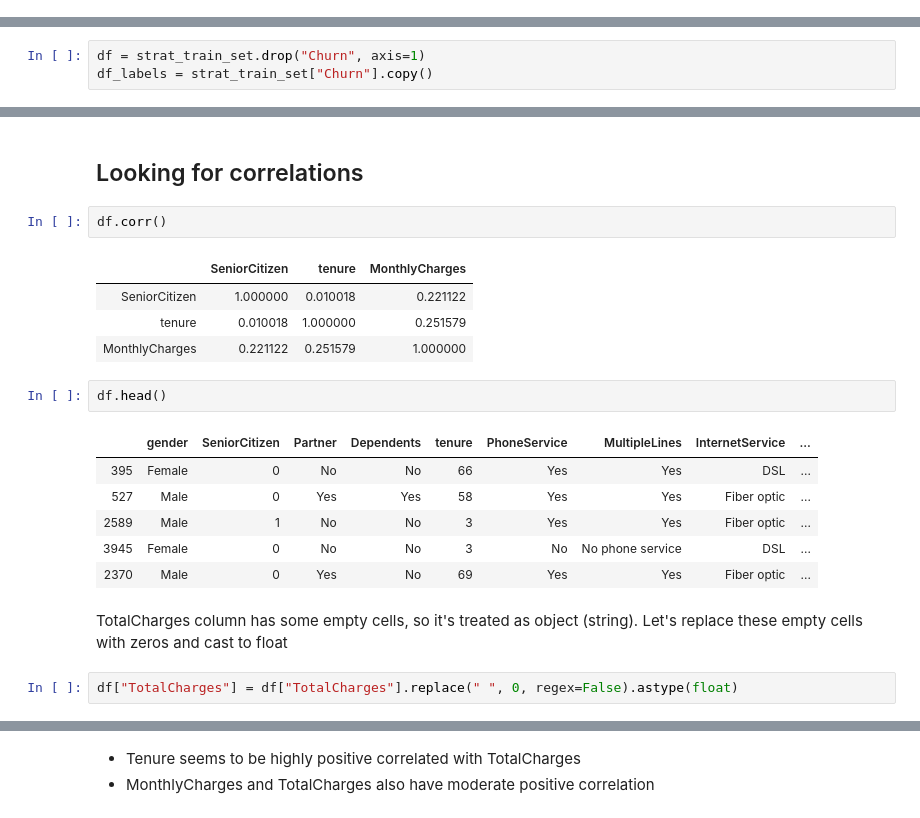
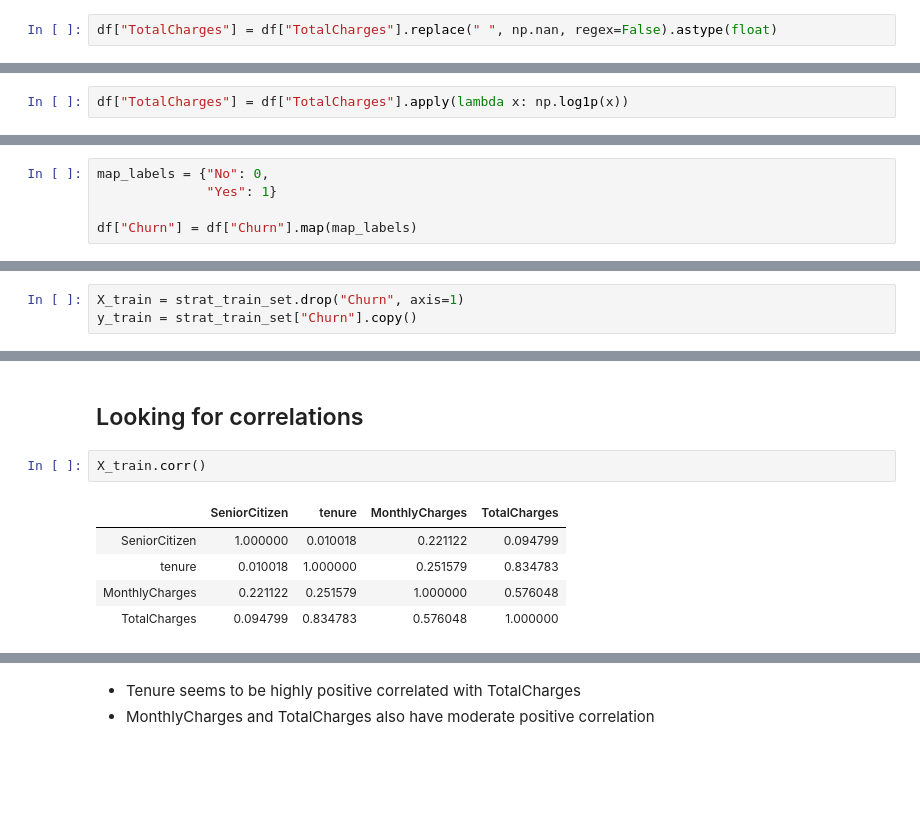
Before and after one commit to millengustavo/churn-prediction, a Jupyter notebook: notebooks/telco-customer-churn.ipynb, the cells around one changed output, grey strips where cells are left out. Drawn from its saved outputs; the diff is of its cells as text; blank space fills up the shorter version.

```diff
--- a/notebooks/telco-customer-churn.ipynb
+++ b/notebooks/telco-customer-churn.ipynb
@@ -64,0 +68,2 @@ df.describe()
+# %%
+df["TotalCharges"] = df["TotalCharges"].replace(" ", np.nan, regex=False).astype(float)
@@ -65,3 +92,5 @@ df.describe()
+# %%
+df["TotalCharges"] = df["TotalCharges"].apply(lambda x: np.log1p(x))
 # %%
 df["Churn"].hist()
 # %% [output]
@@ -73,6 +102,11 @@ df["Churn"].value_counts(normalize=True)
 No     0.73463
 Yes    0.26537
 Name: Churn, dtype: float64
+# %%
+map_labels = {"No": 0,
+              "Yes": 1}
+
+df["Churn"] = df["Churn"].map(map_labels)
 # %%
 df.isnull().sum()
 # %% [output]
@@ -120,4 +154,4 @@ Yes    0.265436
 Name: Churn, dtype: float64
 # %%
-df = strat_train_set.drop("Churn", axis=1)
-df_labels = strat_train_set["Churn"].copy()
+X_train = strat_train_set.drop("Churn", axis=1)
+y_train = strat_train_set["Churn"].copy()
@@ -138,22 +167,10 @@ Name: Churn, dtype: int64
 # %% [markdown]
 ## Looking for correlations
 # %%
-df.corr()
+X_train.corr()
 # %% [output]
-|  | SeniorCitizen | tenure | MonthlyCharges |
-| SeniorCitizen | 1.000000 | 0.010018 | 0.221122 |
-| tenure | 0.010018 | 1.000000 | 0.251579 |
-| MonthlyCharges | 0.221122 | 0.251579 | 1.000000 |
+|  | SeniorCitizen | tenure | MonthlyCharges | TotalCharges |
+| SeniorCitizen | 1.000000 | 0.010018 | 0.221122 | 0.094799 |
+| tenure | 0.010018 | 1.000000 | 0.251579 | 0.834783 |
+| MonthlyCharges | 0.221122 | 0.251579 | 1.000000 | 0.576048 |
+| TotalCharges | 0.094799 | 0.834783 | 0.576048 | 1.000000 |
-# %%
-df.head()
-# %% [output]
-|  | gender | SeniorCitizen | Partner | Dependents | tenure | PhoneService | MultipleLines | InternetService | ... |
-| 395 | Female | 0 | No | No | 66 | Yes | Yes | DSL | ... |
-| 527 | Male | 0 | Yes | Yes | 58 | Yes | Yes | Fiber optic | ... |
-| 2589 | Male | 1 | No | No | 3 | Yes | Yes | Fiber optic | ... |
-| 3945 | Female | 0 | No | No | 3 | No | No phone service | DSL | ... |
-| 2370 | Male | 0 | Yes | No | 69 | Yes | Yes | Fiber optic | ... |
-# %% [markdown]
-TotalCharges column has some empty cells, so it's treated as object (string). Let's replace these empty cells with zeros and cast to float
-# %%
-df["TotalCharges"] = df["TotalCharges"].replace(" ", 0, regex=False).astype(float)
```
Also changed, not shown: parts of 26 cells of this notebook.
